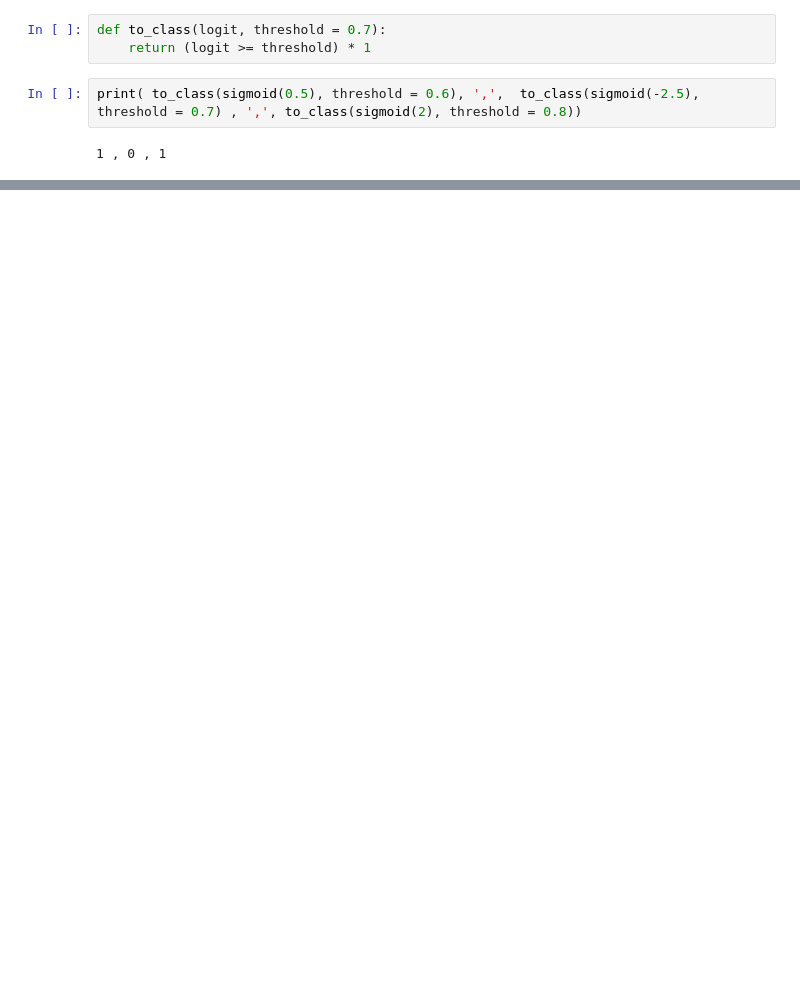
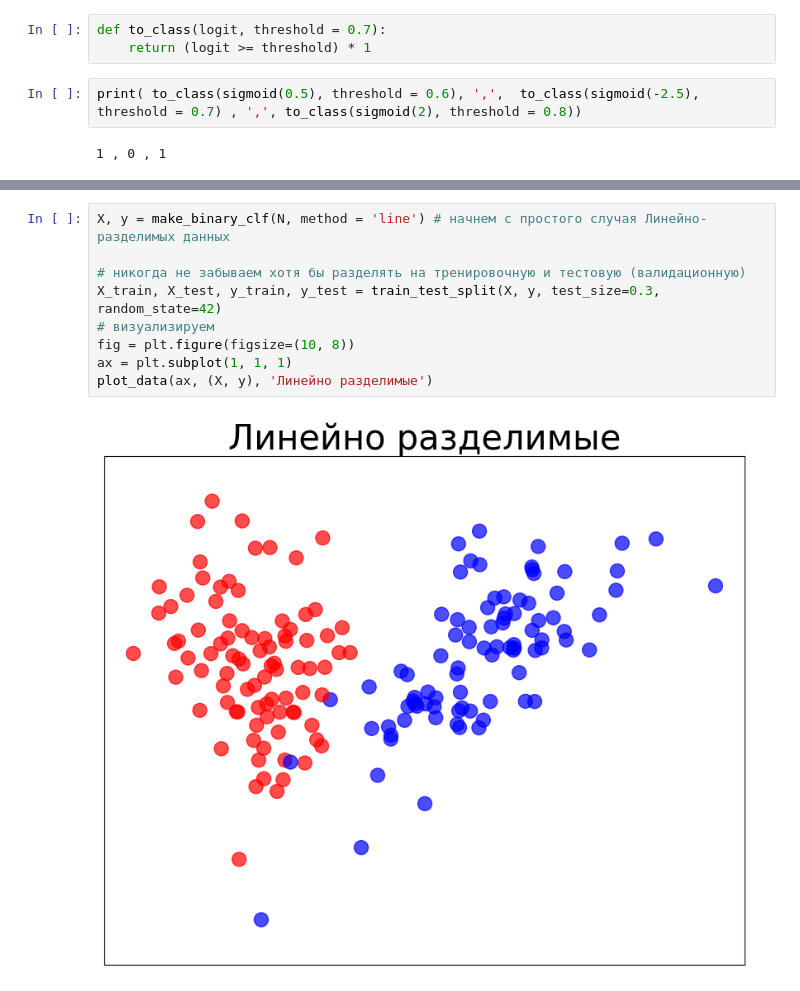
Before and after one commit to modernpacifist/engineering-of-machine-learning-urfu, a Jupyter notebook: math-basics-of-machine-learning/Notebooks/HW3_MBML.ipynb, the cells around one changed output, grey strips where cells are left out. Saved outputs shown, nothing was run; the diff lists cells and outputs as text; blank space fills up the shorter version.

```diff
--- a/math-basics-of-machine-learning/Notebooks/HW3_MBML.ipynb
+++ b/math-basics-of-machine-learning/Notebooks/HW3_MBML.ipynb
@@ -292,0 +449,11 @@ print( to_class(sigmoid(0.5), threshold = 0.6), ',',  to_class(sigmoid(-2.5), th
+# %%
+X, y = make_binary_clf(N, method = 'line') # начнем с простого случая Линейно-разделимых данных
+
+# никогда не забываем хотя бы разделять на тренировочную и тестовую (валидационную)
+X_train, X_test, y_train, y_test = train_test_split(X, y, test_size=0.3, random_state=42)
+# визуализируем
+fig = plt.figure(figsize=(10, 8))
+ax = plt.subplot(1, 1, 1)
+plot_data(ax, (X, y), 'Линейно разделимые')
+# %% [output]
+[figure, added]
```
Also changed, not shown: parts of 6 cells of this notebook.
